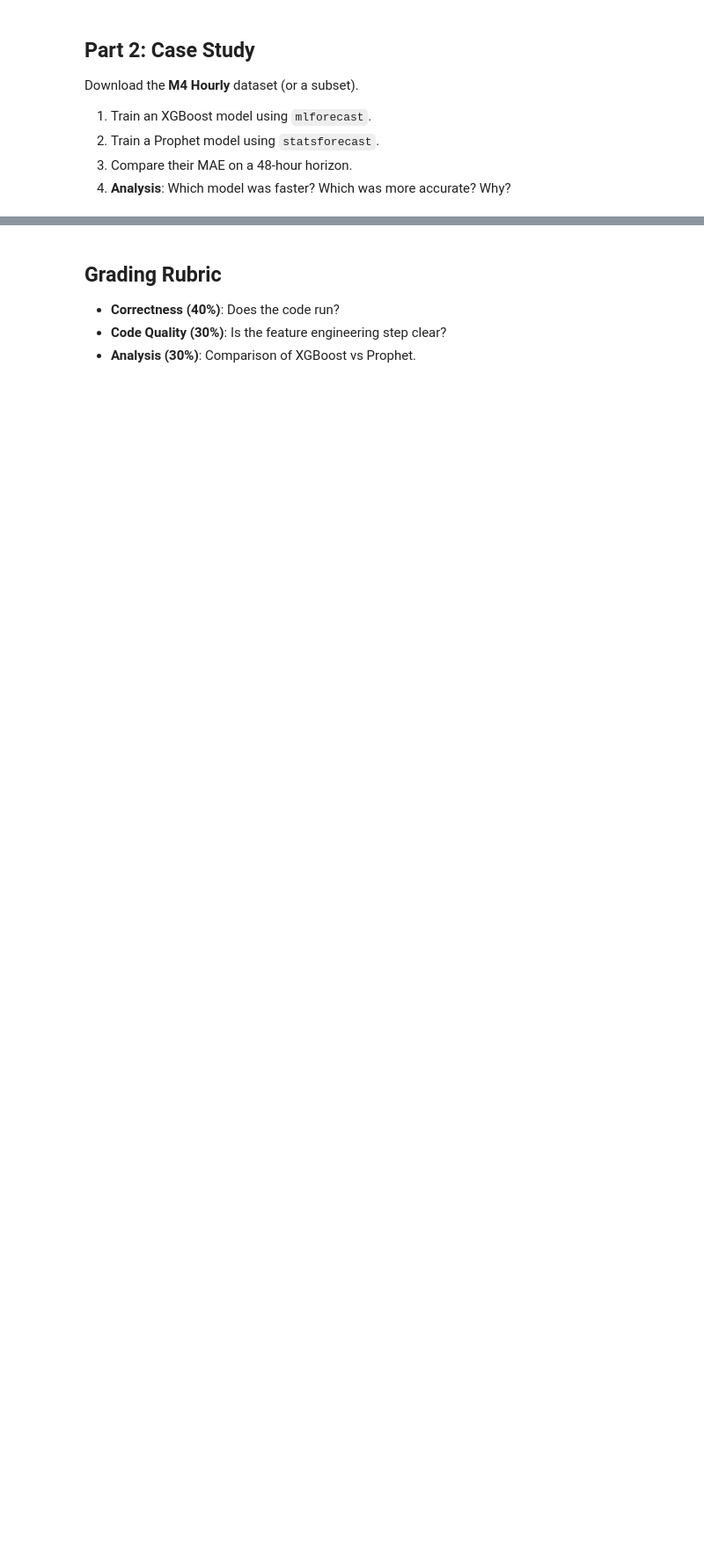
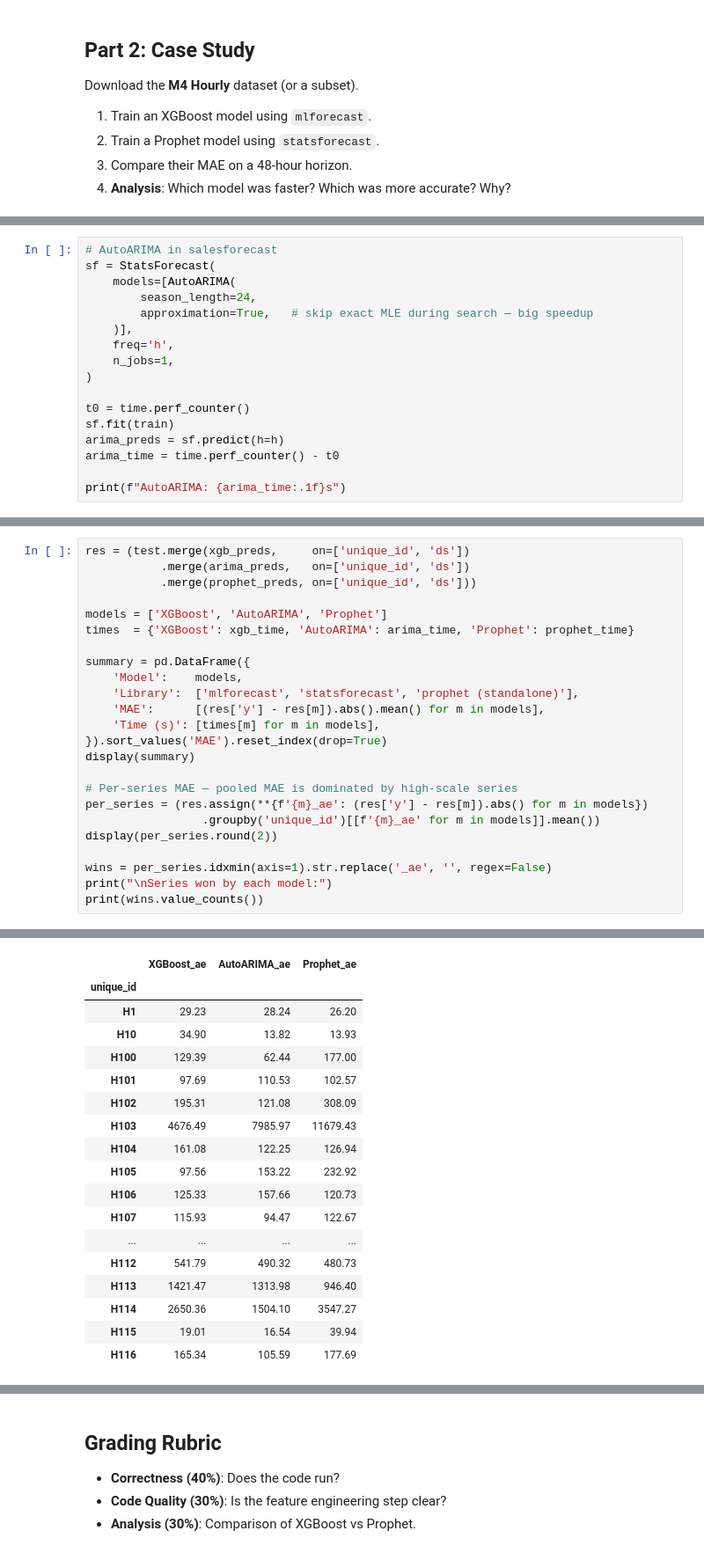
Before and after one commit to VickyGuo0907/DSE6230-forecasting-class-course-materials, a Jupyter notebook: assignments/week04_assignment.ipynb, the cells around one changed output, grey strips where cells are left out. Shown at 88% size. Saved outputs shown, nothing was run; the diff lists cells and outputs as text; blank space fills up the shorter version.

Commit message:
Finish up the week 4 assignment

```diff
--- a/assignments/week04_assignment.ipynb
+++ b/assignments/week04_assignment.ipynb
@@ -51,0 +167,17 @@ Y_df, *_ = M4.load(directory='data', group=group_name)
+# %%
+# AutoARIMA in salesforecast
+sf = StatsForecast(
+    models=[AutoARIMA(
+        season_length=24,
+        approximation=True,   # skip exact MLE during search — big speedup
+    )],
+    freq='h',
+    n_jobs=1,
+)
+
+t0 = time.perf_counter()
+sf.fit(train)
+arima_preds = sf.predict(h=h)
+arima_time = time.perf_counter() - t0
+
+print(f"AutoARIMA: {arima_time:.1f}s")
@@ -51,0 +186,25 @@ Y_df, *_ = M4.load(directory='data', group=group_name)
+# %%
+res = (test.merge(xgb_preds,     on=['unique_id', 'ds'])
+           .merge(arima_preds,   on=['unique_id', 'ds'])
+           .merge(prophet_preds, on=['unique_id', 'ds']))
+
+models = ['XGBoost', 'AutoARIMA', 'Prophet']
+times  = {'XGBoost': xgb_time, 'AutoARIMA': arima_time, 'Prophet': prophet_time}
+
+summary = pd.DataFrame({
+    'Model':    models,
+    'Library':  ['mlforecast', 'statsforecast', 'prophet (standalone)'],
+    'MAE':      [(res['y'] - res[m]).abs().mean() for m in models],
+    'Time (s)': [times[m] for m in models],
+}).sort_values('MAE').reset_index(drop=True)
+display(summary)
+
+# Per-series MAE — pooled MAE is dominated by high-scale series
+per_series = (res.assign(**{f'{m}_ae': (res['y'] - res[m]).abs() for m in models})
+                 .groupby('unique_id')[[f'{m}_ae' for m in models]].mean())
+display(per_series.round(2))
+
+wins = per_series.idxmin(axis=1).str.replace('_ae', '', regex=False)
+print("\nSeries won by each model:")
+print(wins.value_counts())
+# %% [output]
@@ -51,0 +215,18 @@ Y_df, *_ = M4.load(directory='data', group=group_name)
+|  | XGBoost_ae | AutoARIMA_ae | Prophet_ae |
+| unique_id |  |  |  |
+| H1 | 29.23 | 28.24 | 26.20 |
+| H10 | 34.90 | 13.82 | 13.93 |
+| H100 | 129.39 | 62.44 | 177.00 |
+| H101 | 97.69 | 110.53 | 102.57 |
+| H102 | 195.31 | 121.08 | 308.09 |
+| H103 | 4676.49 | 7985.97 | 11679.43 |
+| H104 | 161.08 | 122.25 | 126.94 |
+| H105 | 97.56 | 153.22 | 232.92 |
+| H106 | 125.33 | 157.66 | 120.73 |
+| H107 | 115.93 | 94.47 | 122.67 |
+| ... | ... | ... | ... |
+| H112 | 541.79 | 490.32 | 480.73 |
+| H113 | 1421.47 | 1313.98 | 946.40 |
+| H114 | 2650.36 | 1504.10 | 3547.27 |
+| H115 | 19.01 | 16.54 | 39.94 |
+| H116 | 165.34 | 105.59 | 177.69 |
```
Also changed, not shown: parts of 10 cells of this notebook.
